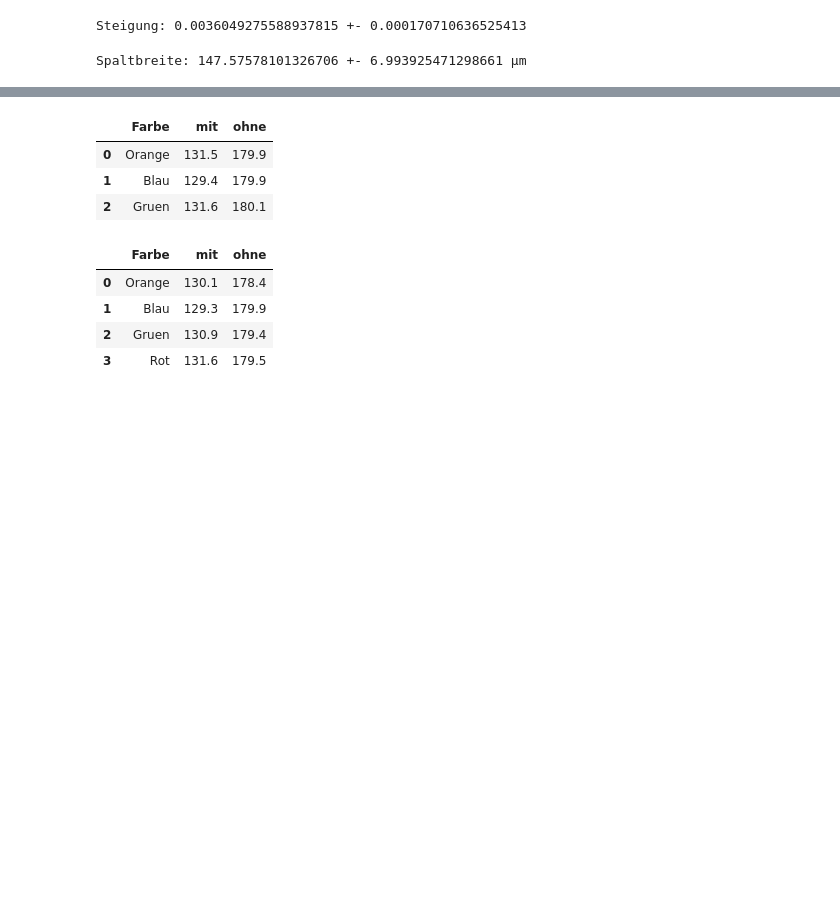
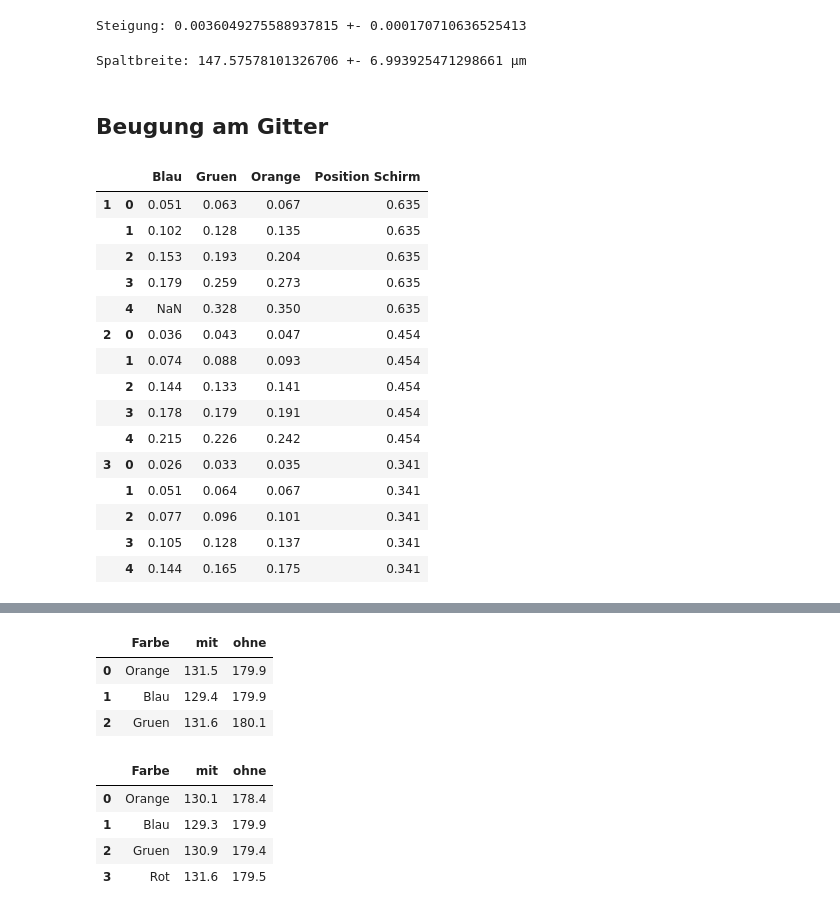
Before and after one commit to RombusBombus/AP3, a Jupyter notebook: BUB/BUB.ipynb, the cells around one changed output, grey strips where cells are left out. Saved outputs shown, nothing was run; the diff lists cells and outputs as text; code cells hidden in the pictures; blank space fills up the shorter version.

```diff
--- a/BUB/BUB.ipynb
+++ b/BUB/BUB.ipynb
@@ -136,3 +136,36 @@ d_val, u_d = fehler_gauss(
 print("Spaltbreite:", d_val * 1e6, "+-", u_d * 1e6, "µm")
 # %% [output]
 Spaltbreite: 147.57578101326706 +- 6.993925471298661 µm
+# %% [markdown]
+## Beugung am Gitter
+# %%
+pos_schirm = np.array([63.5, 45.4, 34.1])
+u_pos_schirm = 0.5e-3
+
+pos_gitter = 6.7e-3
+u_pos_gitter = 0.5e-3
+
+dfs = {
+    i: pd.read_excel("BUB.xlsx", sheet_name=f"Beugungsgitter{i}") for i in range(1, 4)
+}
+beugung_gitter = pd.concat(dfs)
+beugung_gitter["Position Schirm"] = pos_schirm.repeat(5)
+beugung_gitter *= 1e-2  # Abstaende Minima in cm
+beugung_gitter
+# %% [output]
+|  |  | Blau | Gruen | Orange | Position Schirm |
+| 1 | 0 | 0.051 | 0.063 | 0.067 | 0.635 |
+|  | 1 | 0.102 | 0.128 | 0.135 | 0.635 |
+|  | 2 | 0.153 | 0.193 | 0.204 | 0.635 |
+|  | 3 | 0.179 | 0.259 | 0.273 | 0.635 |
+|  | 4 | NaN | 0.328 | 0.350 | 0.635 |
+| 2 | 0 | 0.036 | 0.043 | 0.047 | 0.454 |
+|  | 1 | 0.074 | 0.088 | 0.093 | 0.454 |
+|  | 2 | 0.144 | 0.133 | 0.141 | 0.454 |
+|  | 3 | 0.178 | 0.179 | 0.191 | 0.454 |
+|  | 4 | 0.215 | 0.226 | 0.242 | 0.454 |
+| 3 | 0 | 0.026 | 0.033 | 0.035 | 0.341 |
+|  | 1 | 0.051 | 0.064 | 0.067 | 0.341 |
+|  | 2 | 0.077 | 0.096 | 0.101 | 0.341 |
+|  | 3 | 0.105 | 0.128 | 0.137 | 0.341 |
+|  | 4 | 0.144 | 0.165 | 0.175 | 0.341 |
```
Also changed, not shown: parts of 6 cells of this notebook, 1 other file.
